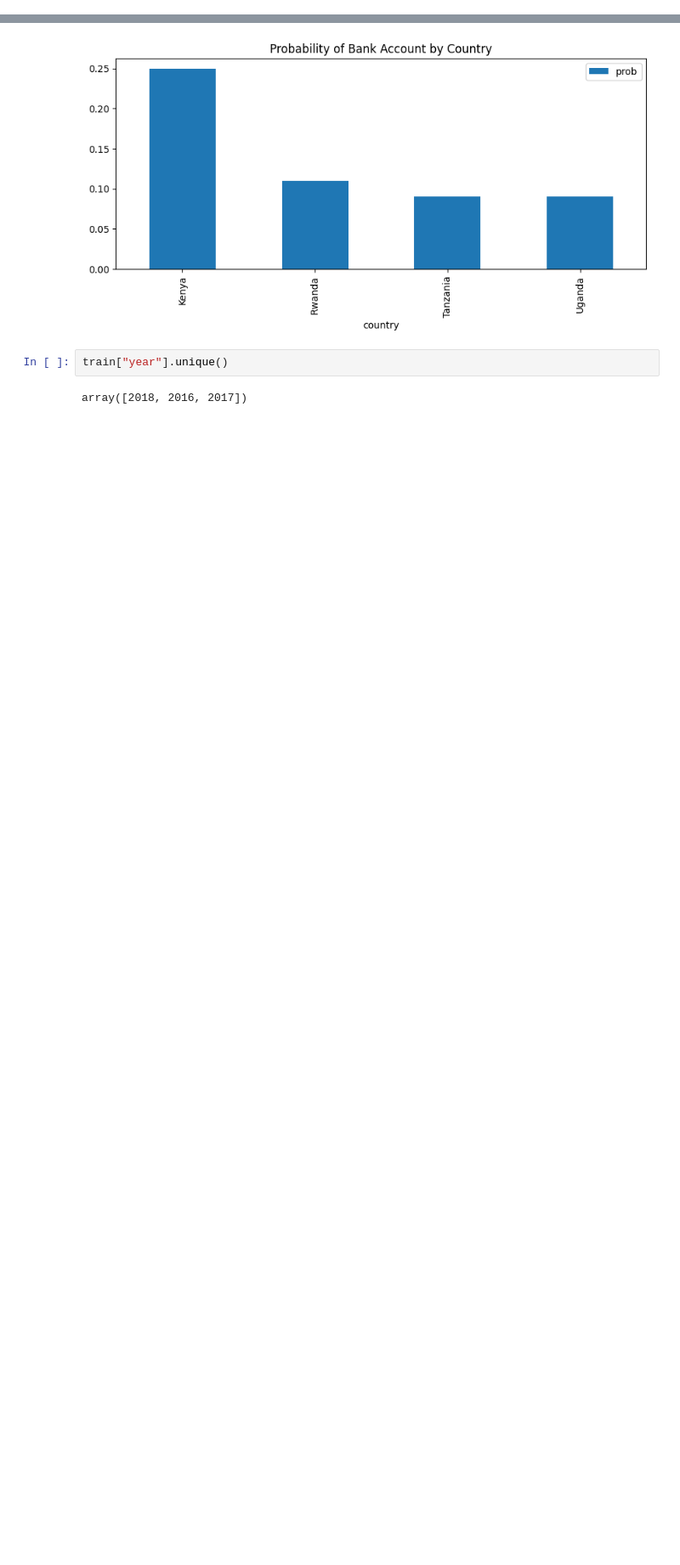
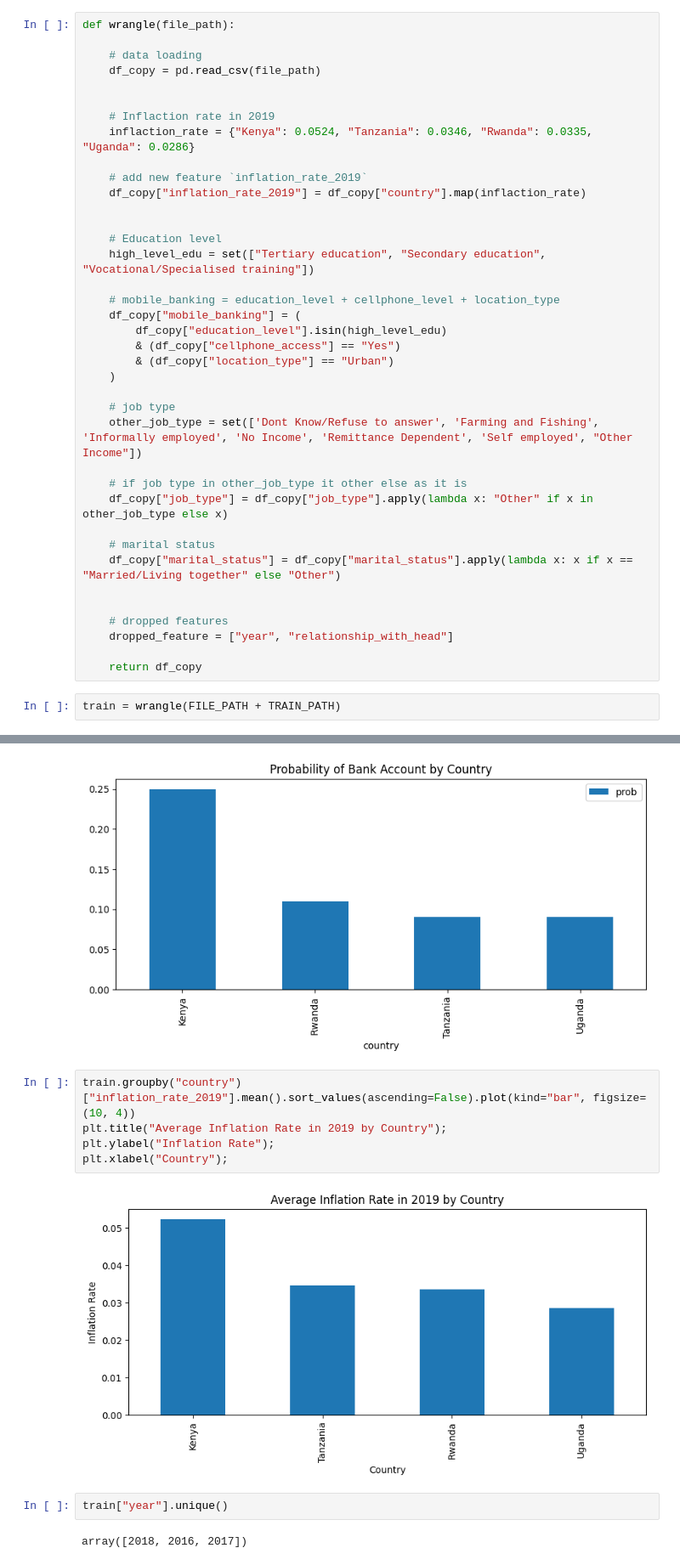
Before and after one commit to segnig/Financial-Inclusion-in-Africa, a Jupyter notebook: eda_002.ipynb, the cells around one changed output, grey strips where cells are left out. Shown: that part at 85% size. Saved outputs shown, nothing was run; the diff lists cells and outputs as text; blank space fills up the shorter version.

```diff
--- a/eda_002.ipynb
+++ b/eda_002.ipynb
@@ -65,3 +54,43 @@ def wrangle(df):
+# %%
+def wrangle(file_path):
+
+    # data loading
+    df_copy = pd.read_csv(file_path)
+
+
+    # Inflaction rate in 2019
+    inflaction_rate = {"Kenya": 0.0524, "Tanzania": 0.0346, "Rwanda": 0.0335, "Uganda": 0.0286}
+
+    # add new feature `inflation_rate_2019`
+    df_copy["inflation_rate_2019"] = df_copy["country"].map(inflaction_rate)
+
+
+    # Education level
+    high_level_edu = set(["Tertiary education", "Secondary education", "Vocational/Specialised training"])
+
+    # mobile_banking = education_level + cellphone_level + location_type
+    df_copy["mobile_banking"] = (
+        df_copy["education_level"].isin(high_level_edu)
+        & (df_copy["cellphone_access"] == "Yes")
+        & (df_copy["location_type"] == "Urban")
+    )
+
+    # job type
+    other_job_type = set(['Dont Know/Refuse to answer', 'Farming and Fishing', 'Informally employed', 'No Income', 'Remittance Dependent', 'Self employed', "Other Income"])
+
+    # if job type in other_job_type it other else as it is
+    df_copy["job_type"] = df_copy["job_type"].apply(lambda x: "Other" if x in other_job_type else x)
+
+    # marital status
+    df_copy["marital_status"] = df_copy["marital_status"].apply(lambda x: x if x == "Married/Living together" else "Other")
+
+
+    # dropped features
+    dropped_feature = ["year", "relationship_with_head"]
+
+    return df_copy
+# %%
+train = wrangle(FILE_PATH + TRAIN_PATH)
 # %% [markdown]
 ## Banking the Unbanked: How Country Shapes Financial Access in Africa?
 # %%
@@ -106,6 +135,13 @@ prob_country_bank_account = prob_country_bank_account.reset_index(name="prob").s
 prob_country_bank_account[prob_country_bank_account["bank_account"] == "Yes"].plot(kind="bar", title="Probability of Bank Account by Country", figsize=(10, 4));
 # %% [output]
 [figure]
+# %%
+train.groupby("country")["inflation_rate_2019"].mean().sort_values(ascending=False).plot(kind="bar", figsize=(10, 4))
+plt.title("Average Inflation Rate in 2019 by Country");
+plt.ylabel("Inflation Rate");
+plt.xlabel("Country");
+# %% [output]
+[figure, added]
 # %%
 train["year"].unique()
 # %% [output]
```
Also changed, not shown: parts of 40 cells of this notebook.
